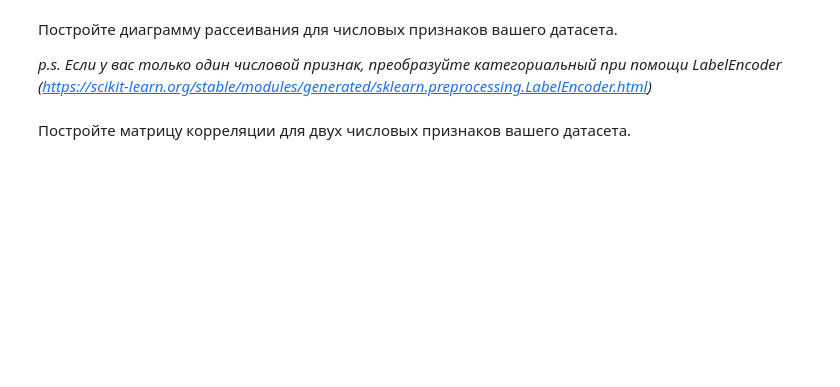
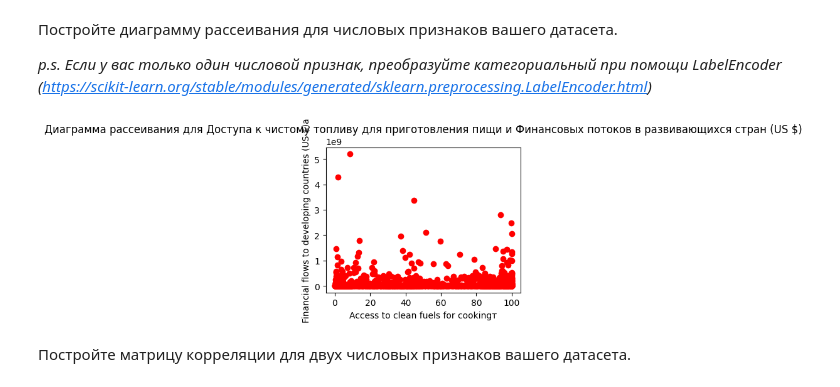
Before and after one commit to VOL-EM2024/mo, a Jupyter notebook: Задание_2.ipynb, the cells around one changed output. Saved outputs shown, nothing was run; the diff lists cells and outputs as text; code cells hidden in the pictures; blank space fills up the shorter version.

```diff
--- a/Задание_2.ipynb
+++ b/Задание_2.ipynb
@@ -115,2 +134,11 @@ Example: видим, что среднее и отклонение различ
+# %%
+plt.figure(figsize=(4, 3))
+plt.scatter(df['Access to clean fuels for cooking'], df['Financial flows to developing countries (US $)'], color='red')
+plt.title('Диаграмма рассеивания для Доступа к чистому топливу для приготовления пищи и Финансовых потоков в развивающихся стран (US $)')
+plt.xlabel('Access to clean fuels for cookingт')
+plt.ylabel('Financial flows to developing countries (US $)а')
+plt.show()
+# %% [output]
+[figure, added]
 # %% [markdown]
 Постройте матрицу корреляции для двух числовых признаков вашего датасета.
```
Also changed, not shown: parts of 16 cells of this notebook.
